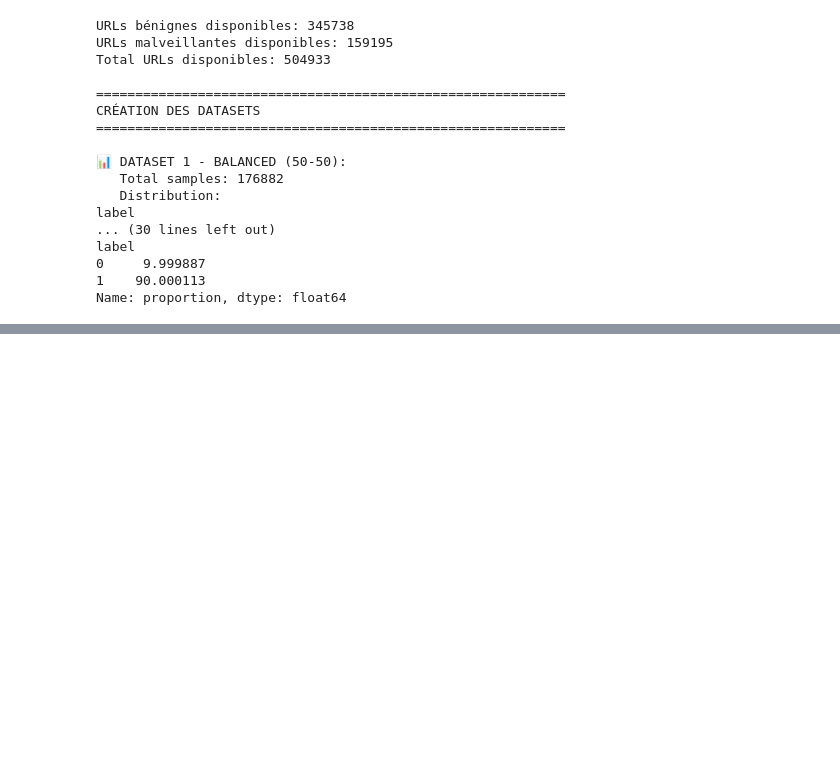
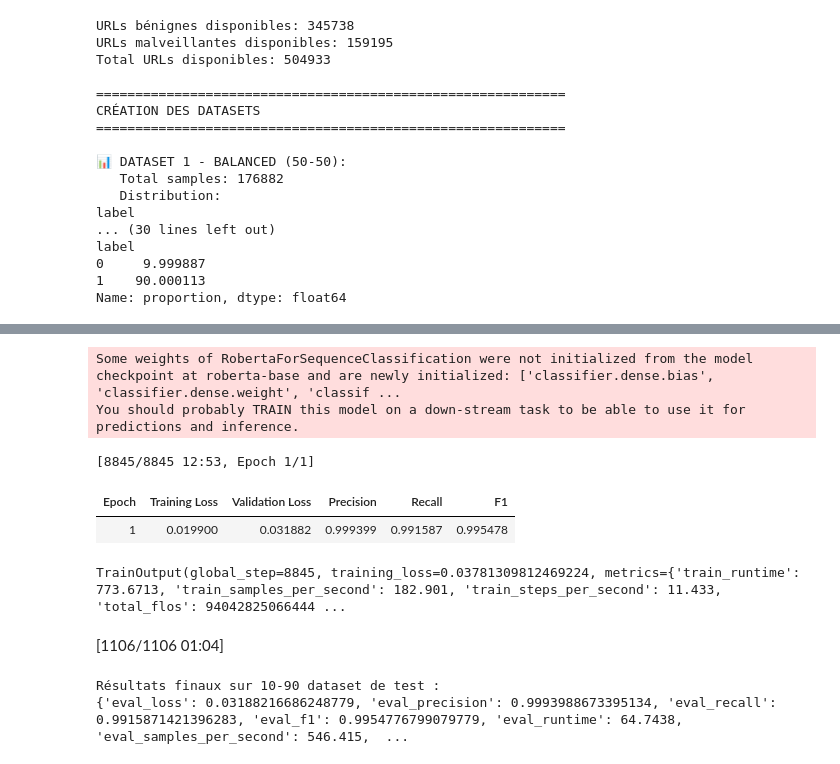
Before and after one commit to Selma266/Malicious-URL-Detection, a Jupyter notebook: Malicious_URL_Detection_2025.ipynb, the cells around one changed output, grey strips where cells are left out. Cells and saved outputs as stored; diff of their text form; code cells hidden in the pictures; blank space fills up the shorter version.

```diff
--- a/Malicious_URL_Detection_2025.ipynb
+++ b/Malicious_URL_Detection_2025.ipynb
@@ -165,0 +332,22 @@ Name: proportion, dtype: float64
+# %%
+from transformers import RobertaForSequenceClassification
+from peft import LoraConfig, get_peft_model, TaskType #outils pour appliquer LoRA
+#Tokenizer:convertit le texte en tokens (input_ids, attention_mask) deja charger, On charge le modèle RoBERTa pour la classification binaire il reçoit ces tokens et produit des prédictions/ classification
+
+def build_lora_roberta():
+# Charger modèle pré-entraîné
+    base = RobertaForSequenceClassification.from_pretrained("roberta-base", num_labels=2) #Définit num_labels=2 pour la classification binaire (benign/malicious).
+#la taille du modèle est grande (~125M paramètres) → GPU nécessaire pour fine-tuning complet, LoRA réduit ce coût.
+#Paramètres standard pour fine-tuning efficace avec LoRA (Configuration LoRA )
+    lora_config = LoraConfig(
+        r=8, #rang de la décomposition low-rank → contrôle la capacité d’adaptation
+        lora_alpha=16,
+        lora_dropout=0.1,
+        target_modules=["query", "value"],#appliqué uniquement aux matrices Q et V des transformers
+        bias="none",
+        task_type=TaskType.SEQ_CLS # Sequence Classification, tâche de classification de séquences
+    )
+    #  Appliquer LoRA au modèle,Transforme le modèle RoBERTa en modèle LoRA, où seules certaines couches sont entraînables.
+    model = get_peft_model(base, lora_config)
+
+    return model
@@ -165,0 +513,38 @@ Name: proportion, dtype: float64
+# %%
+training_args = TrainingArguments(
+    output_dir="./results/10-90-dataset", # dossier pour sauvegarder les checkpoints
+    num_train_epochs=1, #nombre de passages sur tout le dataset
+    per_device_train_batch_size=16, # batch size pour l'entraînement
+    per_device_eval_batch_size=32,# batch size pour évaluation
+    learning_rate=5e-5,
+    save_strategy="epoch", # sauvegarder modèle à chaque epoch
+    eval_strategy="epoch", # Added evaluation strategy , évaluer à chaque fin d'epoch
+    fp16=True  # activer float16 si GPU compatible
+)
+# %%
+model_10_90=build_lora_roberta()
+trainer_10_90 = Trainer(
+    model=model_10_90,
+    args=training_args,
+    train_dataset=train_10_90,
+    eval_dataset=test_10_90,
+    tokenizer=tokenizer,
+    compute_metrics=compute_metrics
+)
+
+trainer_10_90.train()
+# %% [output]
+Some weights of RobertaForSequenceClassification were not initialized from the model checkpoint at roberta-base and are newly initialized: ['classifier.dense.bias', 'classifier.dense.weight', 'classif ...
+You should probably TRAIN this model on a down-stream task to be able to use it for predictions and inference.
+[8845/8845 12:53, Epoch 1/1]
+| Epoch | Training Loss | Validation Loss | Precision | Recall | F1 |
+| 1 | 0.019900 | 0.031882 | 0.999399 | 0.991587 | 0.995478 |
+TrainOutput(global_step=8845, training_loss=0.03781309812469224, metrics={'train_runtime': 773.6713, 'train_samples_per_second': 182.901, 'train_steps_per_second': 11.433, 'total_flos': 94042825066444 ...
+# %%
+metrics = trainer_10_90.evaluate()
+print("Résultats finaux sur 10-90 dataset de test :")
+print(metrics)
+# %% [output]
+[1106/1106 01:04]
+Résultats finaux sur 10-90 dataset de test :
+{'eval_loss': 0.03188216686248779, 'eval_precision': 0.9993988673395134, 'eval_recall': 0.9915871421396283, 'eval_f1': 0.9954776799079779, 'eval_runtime': 64.7438, 'eval_samples_per_second': 546.415,  ...
```
Also changed, not shown: parts of 38 cells of this notebook.
